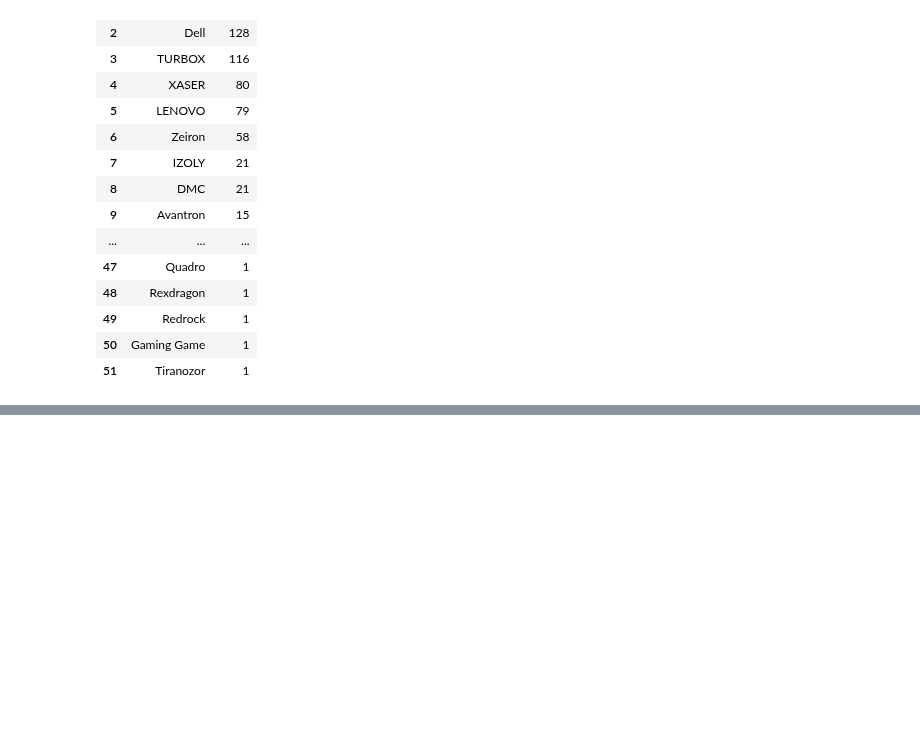
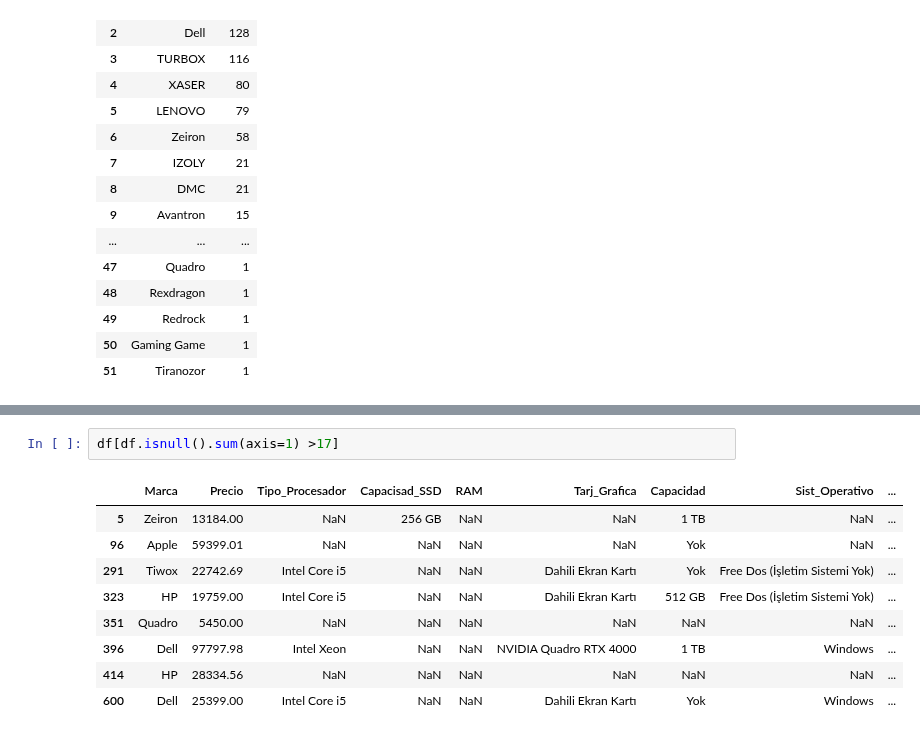
Before and after one commit to Jorge-Alvarez-23/Data-Science-II_Coder, a Jupyter notebook: PROYECTO.ipynb, the cells around one changed output, grey strips where cells are left out. Cells and saved outputs as stored; diff of their text form; blank space fills up the shorter version.

```diff
--- a/PROYECTO.ipynb
+++ b/PROYECTO.ipynb
@@ -205,0 +261,12 @@ df['Marca'].value_counts().reset_index()
+# %%
+df[df.isnull().sum(axis=1) >17]
+# %% [output]
+|  | Marca | Precio | Tipo_Procesador | Capacisad_SSD | RAM | Tarj_Grafica | Capacidad | Sist_Operativo | ... |
+| 5 | Zeiron | 13184.00 | NaN | 256 GB | NaN | NaN | 1 TB | NaN | ... |
+| 96 | Apple | 59399.01 | NaN | NaN | NaN | NaN | Yok | NaN | ... |
+| 291 | Tiwox | 22742.69 | Intel Core i5 | NaN | NaN | Dahili Ekran Kartı | Yok | Free Dos (İşletim Sistemi Yok) | ... |
+| 323 | HP | 19759.00 | Intel Core i5 | NaN | NaN | Dahili Ekran Kartı | 512 GB | Free Dos (İşletim Sistemi Yok) | ... |
+| 351 | Quadro | 5450.00 | NaN | NaN | NaN | NaN | NaN | NaN | ... |
+| 396 | Dell | 97797.98 | Intel Xeon | NaN | NaN | NVIDIA Quadro RTX 4000 | 1 TB | Windows | ... |
+| 414 | HP | 28334.56 | NaN | NaN | NaN | NaN | NaN | NaN | ... |
+| 600 | Dell | 25399.00 | Intel Core i5 | NaN | NaN | Dahili Ekran Kartı | Yok | Windows | ... |
```
Also changed, not shown: parts of 13 cells of this notebook.
